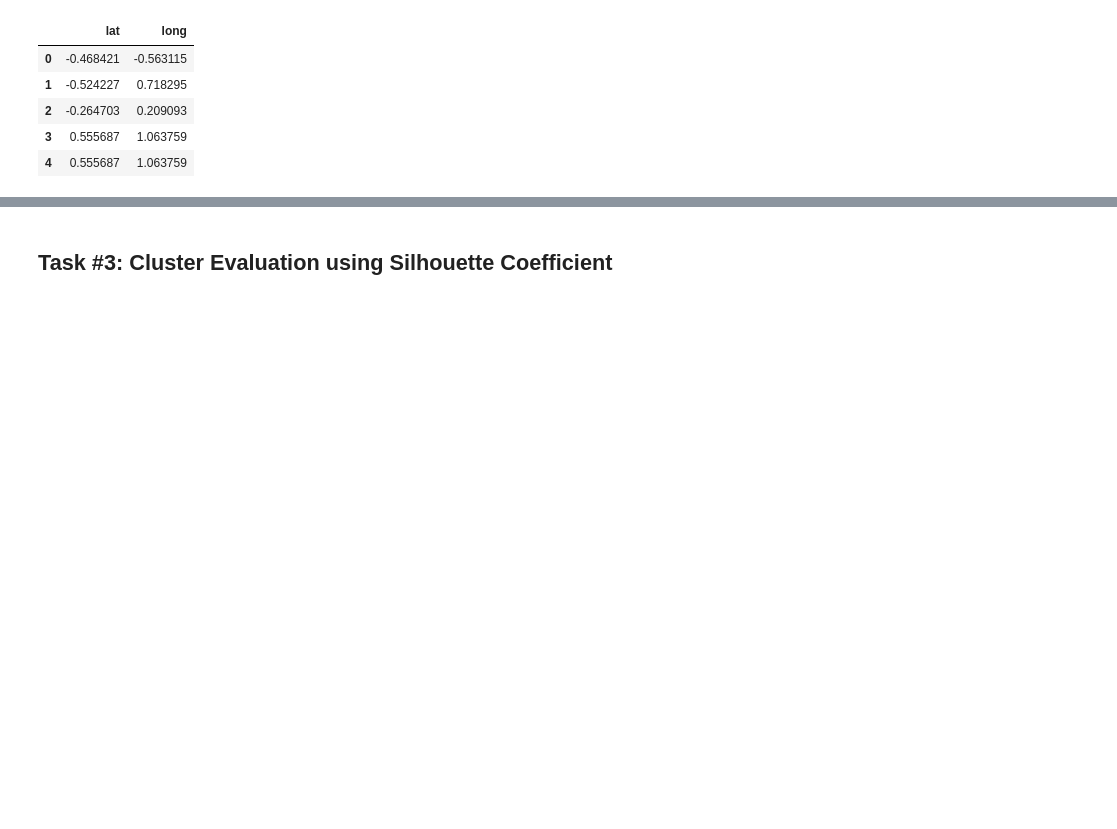
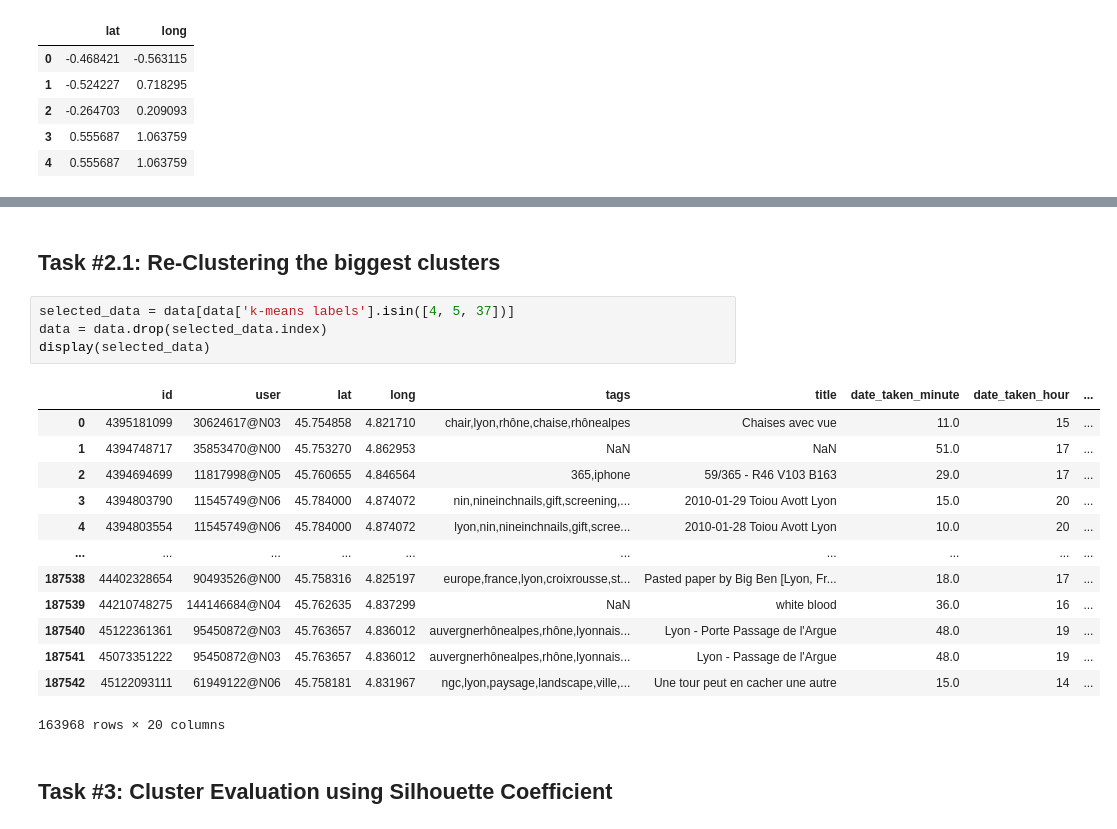
Before and after one commit to sagueso/tourism-analysis, a Jupyter notebook: ber/k-means.ipynb, the cells around one changed output, grey strips where cells are left out. Cells and saved outputs as stored; diff of their text form; blank space fills up the shorter version.

```diff
--- a/ber/k-means.ipynb
+++ b/ber/k-means.ipynb
@@ -117,3 +173,23 @@ display(scaled_data_df)
+# %% [markdown]
+## Task #2.1: Re-Clustering the biggest clusters
+# %%
+selected_data = data[data['k-means labels'].isin([4, 5, 37])]
+data = data.drop(selected_data.index)
+display(selected_data)
+# %% [output]
+|  | id | user | lat | long | tags | title | date_taken_minute | date_taken_hour | ... |
+| 0 | 4395181099 | 30624617@N03 | 45.754858 | 4.821710 | chair,lyon,rhône,chaise,rhônealpes | Chaises avec vue | 11.0 | 15 | ... |
+| 1 | 4394748717 | 35853470@N00 | 45.753270 | 4.862953 | NaN | NaN | 51.0 | 17 | ... |
+| 2 | 4394694699 | 11817998@N05 | 45.760655 | 4.846564 | 365,iphone | 59/365 - R46 V103 B163 | 29.0 | 17 | ... |
+| 3 | 4394803790 | 11545749@N06 | 45.784000 | 4.874072 | nin,nineinchnails,gift,screening,... | 2010-01-29 Toiou Avott Lyon | 15.0 | 20 | ... |
+| 4 | 4394803554 | 11545749@N06 | 45.784000 | 4.874072 | lyon,nin,nineinchnails,gift,scree... | 2010-01-28 Toiou Avott Lyon | 10.0 | 20 | ... |
+| ... | ... | ... | ... | ... | ... | ... | ... | ... | ... |
+| 187538 | 44402328654 | 90493526@N00 | 45.758316 | 4.825197 | europe,france,lyon,croixrousse,st... | Pasted paper by Big Ben [Lyon, Fr... | 18.0 | 17 | ... |
+| 187539 | 44210748275 | 144146684@N04 | 45.762635 | 4.837299 | NaN | white blood | 36.0 | 16 | ... |
+| 187540 | 45122361361 | 95450872@N03 | 45.763657 | 4.836012 | auvergnerhônealpes,rhône,lyonnais... | Lyon - Porte Passage de l'Argue | 48.0 | 19 | ... |
+| 187541 | 45073351222 | 95450872@N03 | 45.763657 | 4.836012 | auvergnerhônealpes,rhône,lyonnais... | Lyon - Passage de l'Argue | 48.0 | 19 | ... |
+| 187542 | 45122093111 | 61949122@N06 | 45.758181 | 4.831967 | ngc,lyon,paysage,landscape,ville,... | Une tour peut en cacher une autre | 15.0 | 14 | ... |
+163968 rows × 20 columns
 # %% [markdown]
 ## Task #3: Cluster Evaluation using Silhouette Coefficient
 # %%
```
Also changed, not shown: parts of 22 cells of this notebook, 1 other file.
